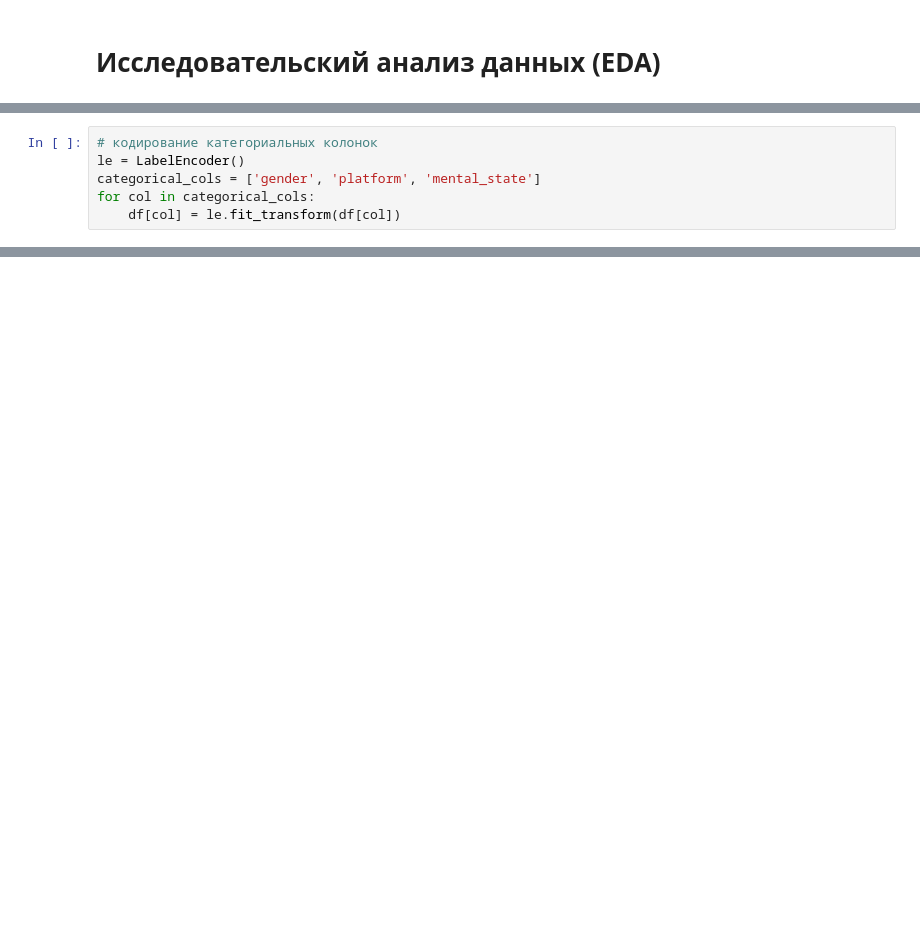
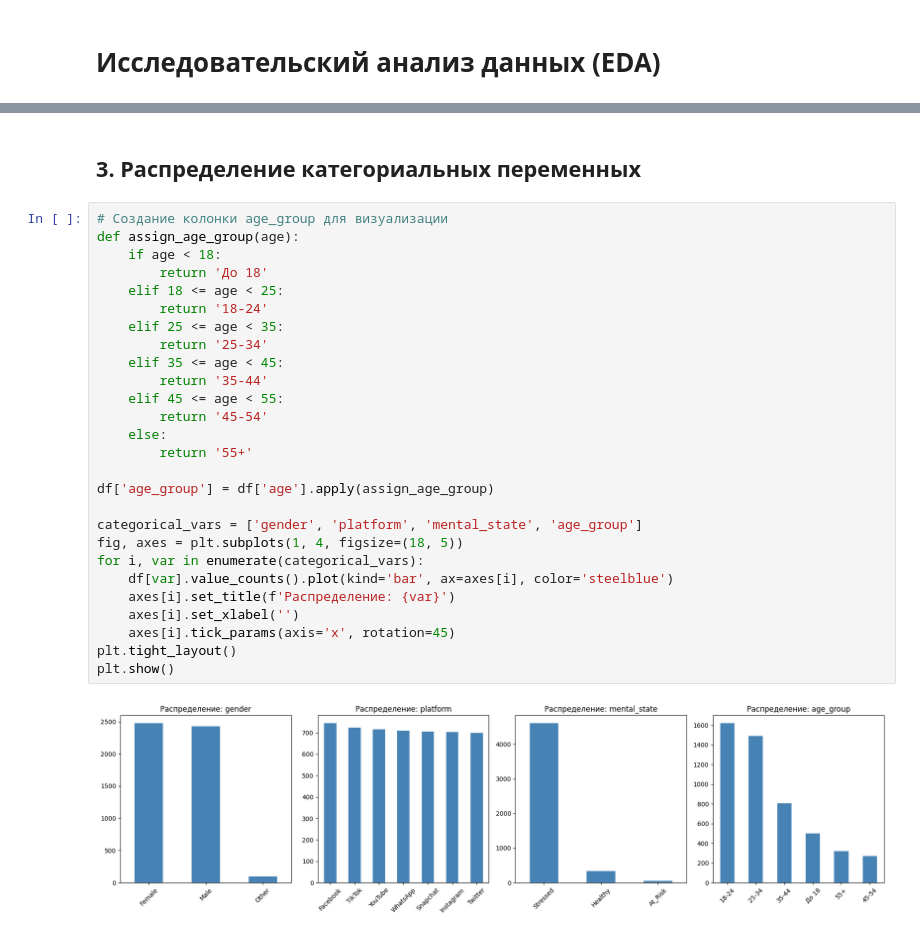
Before and after one commit to foboskd/socmedmental, a Jupyter notebook: socmenthelth.ipynb, the cells around one changed output, grey strips where cells are left out. Drawn from its saved outputs; the diff is of its cells as text; blank space fills up the shorter version.

```diff
--- a/socmenthelth.ipynb
+++ b/socmenthelth.ipynb
@@ -385,6 +222,0 @@ df.drop(columns=['person_name','date', 'age_group'], inplace=True)
-# %%
-# кодирование категориальных колонок
-le = LabelEncoder()
-categorical_cols = ['gender', 'platform', 'mental_state']
-for col in categorical_cols:
-    df[col] = le.fit_transform(df[col])
@@ -690,0 +335,31 @@ for model_name, model in models.items():
+# %% [markdown]
+## 3. Распределение категориальных переменных
+# %%
+# Создание колонки age_group для визуализации
+def assign_age_group(age):
+    if age < 18:
+        return 'До 18'
+    elif 18 <= age < 25:
+        return '18-24'
+    elif 25 <= age < 35:
+        return '25-34'
+    elif 35 <= age < 45:
+        return '35-44'
+    elif 45 <= age < 55:
+        return '45-54'
+    else:
+        return '55+'
+
+df['age_group'] = df['age'].apply(assign_age_group)
+
+categorical_vars = ['gender', 'platform', 'mental_state', 'age_group']
+fig, axes = plt.subplots(1, 4, figsize=(18, 5))
+for i, var in enumerate(categorical_vars):
+    df[var].value_counts().plot(kind='bar', ax=axes[i], color='steelblue')
+    axes[i].set_title(f'Распределение: {var}')
+    axes[i].set_xlabel('')
+    axes[i].tick_params(axis='x', rotation=45)
+plt.tight_layout()
+plt.show()
+# %% [output]
+[figure, added]
```
Also changed, not shown: parts of 113 cells of this notebook.
